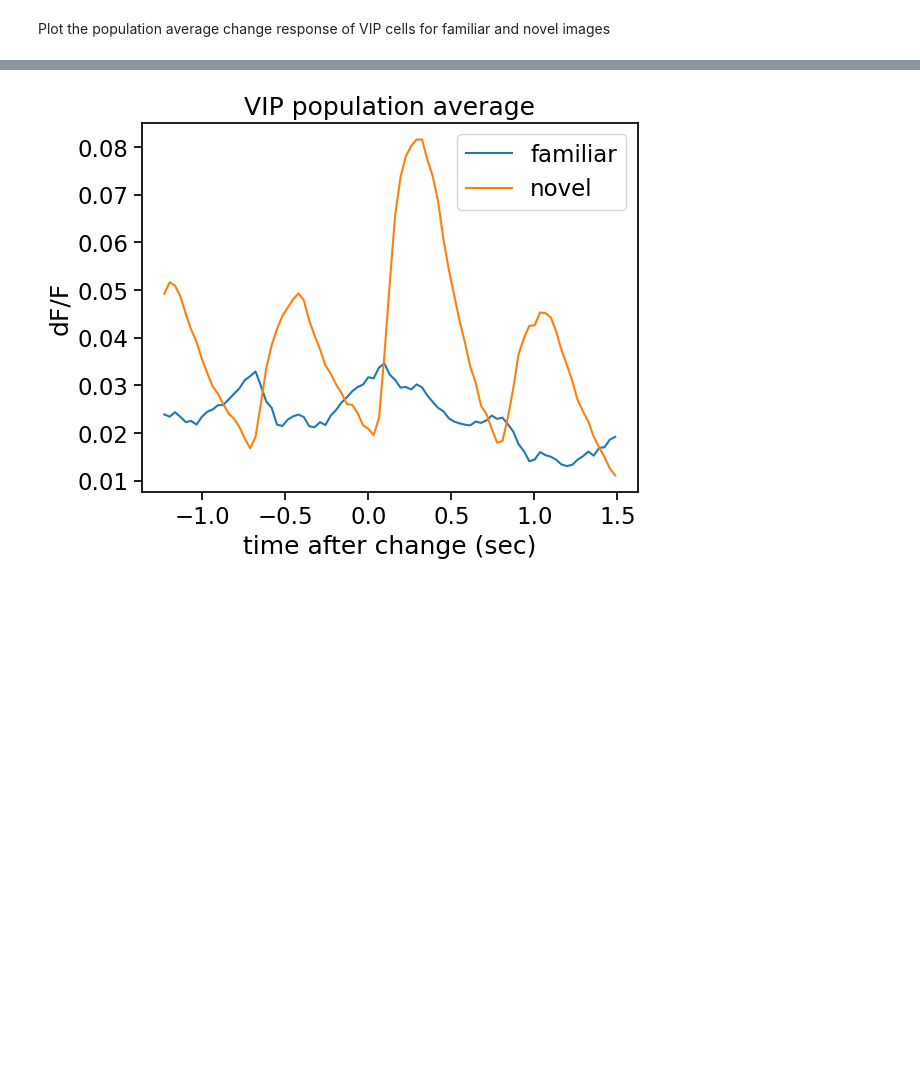
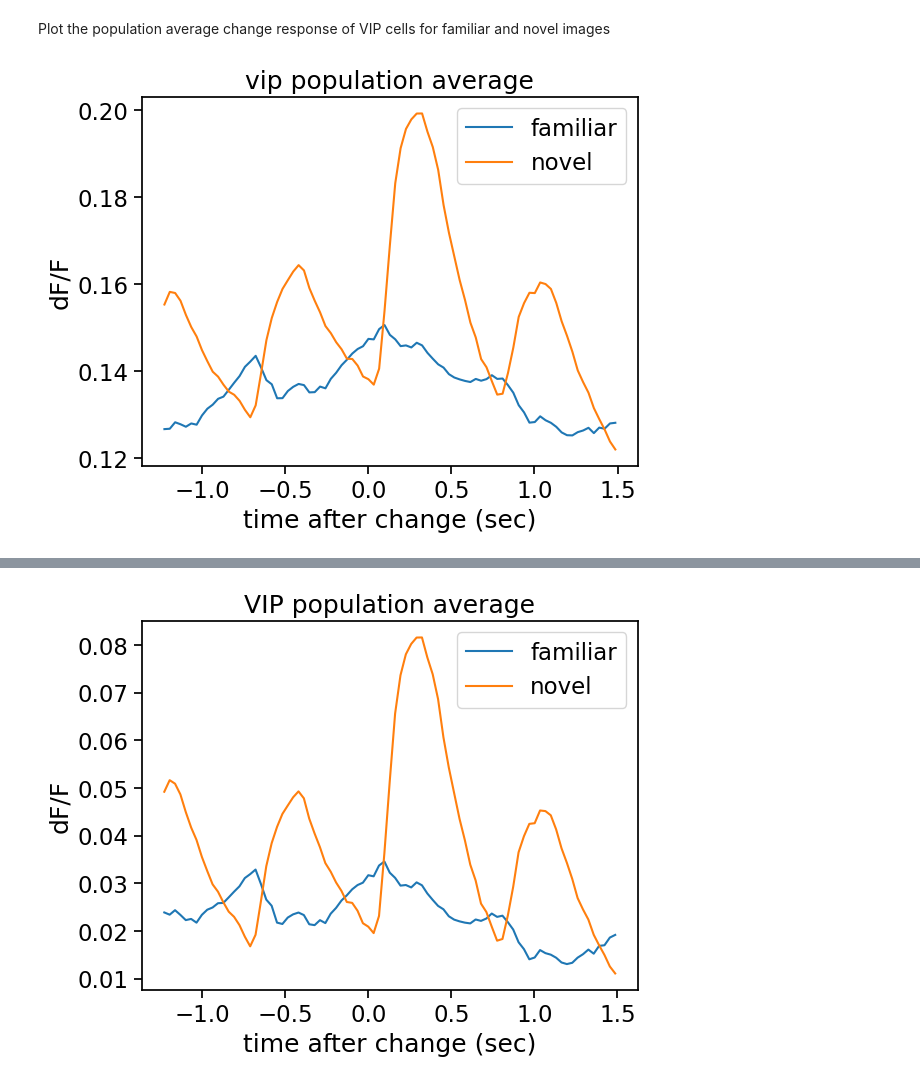
Before and after one commit to pawanthapaliya01/Bostonhousepricing, a Jupyter notebook: projects/neurons/load_Allen_Visual_Behavior_from_pre_processed_file.ipynb, the cells around one changed output, grey strips where cells are left out. Saved outputs shown, nothing was run; the diff lists cells and outputs as text; code cells hidden in the pictures; blank space fills up the shorter version.

```diff
--- a/projects/neurons/load_Allen_Visual_Behavior_from_pre_processed_file.ipynb
+++ b/projects/neurons/load_Allen_Visual_Behavior_from_pre_processed_file.ipynb
@@ -316,2 +187,24 @@ plt.show()
 # %% [markdown]
 Plot the population average change response of VIP cells for familiar and novel images
+# %%
+timestamps = vip_data.trace_timestamps.values[0]
+for exposure_level in vip_data.exposure_level.unique():
+  traces = vip_data[vip_data.exposure_level==exposure_level].trace.values
+  corrected_traces = []
+  for trace in traces:
+    base = peakutils.baseline(trace, deg=2)
+    corrected_trace = trace - base
+    corrected_traces.append(corrected_trace)
+
+  corrected_traces = np.array(corrected_traces)
+  mean_corrected_trace = np.mean(corrected_traces, axis=0)
+
+  plt.plot(timestamps, mean_corrected_trace, label=exposure_level)
+  #plt.plot(timestamps, np.mean(traces)-base, label=exposure_level)
+plt.title('vip population average')
+plt.xlabel('time after change (sec)')
+plt.ylabel('dF/F')
+plt.legend()
+plt.show()
+# %% [output]
+[figure, added]
```
Also changed, not shown: parts of 22 cells of this notebook.
